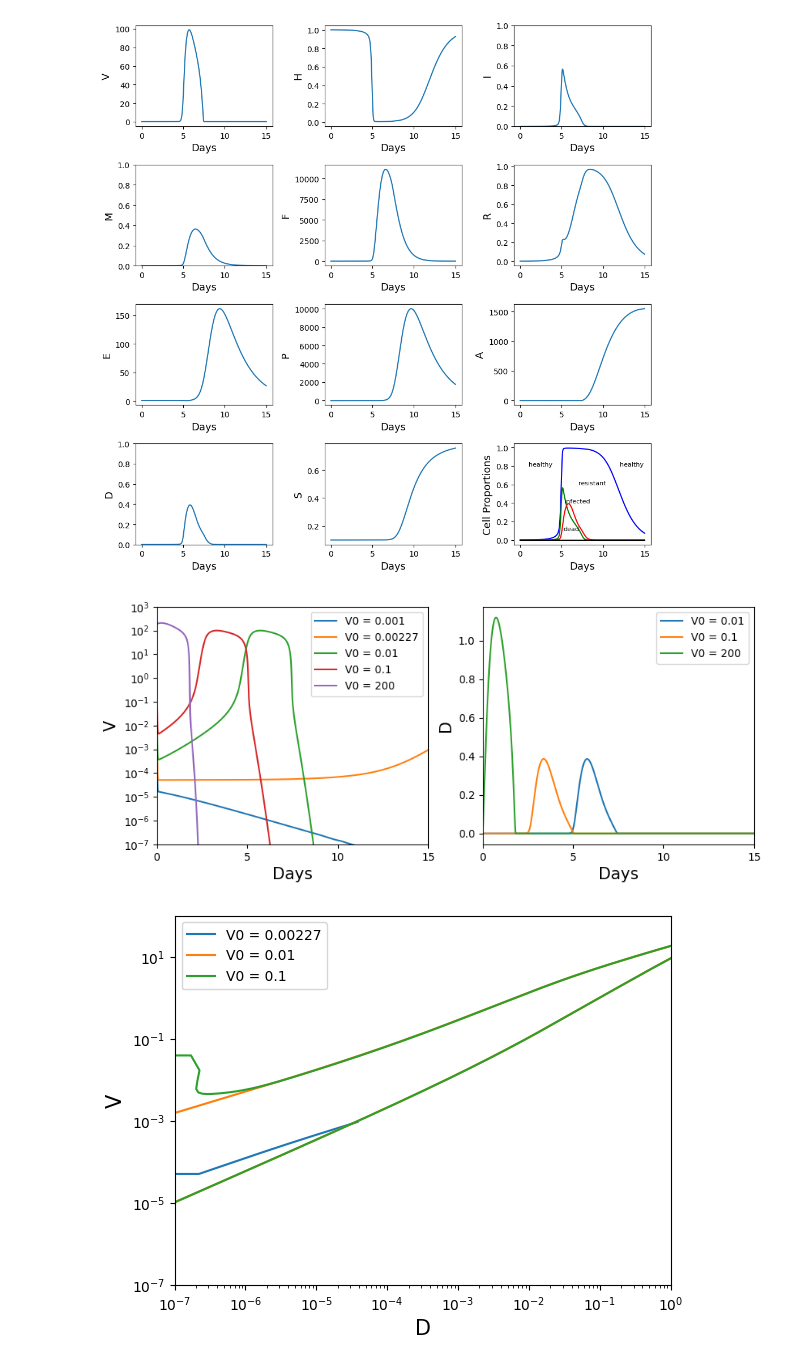
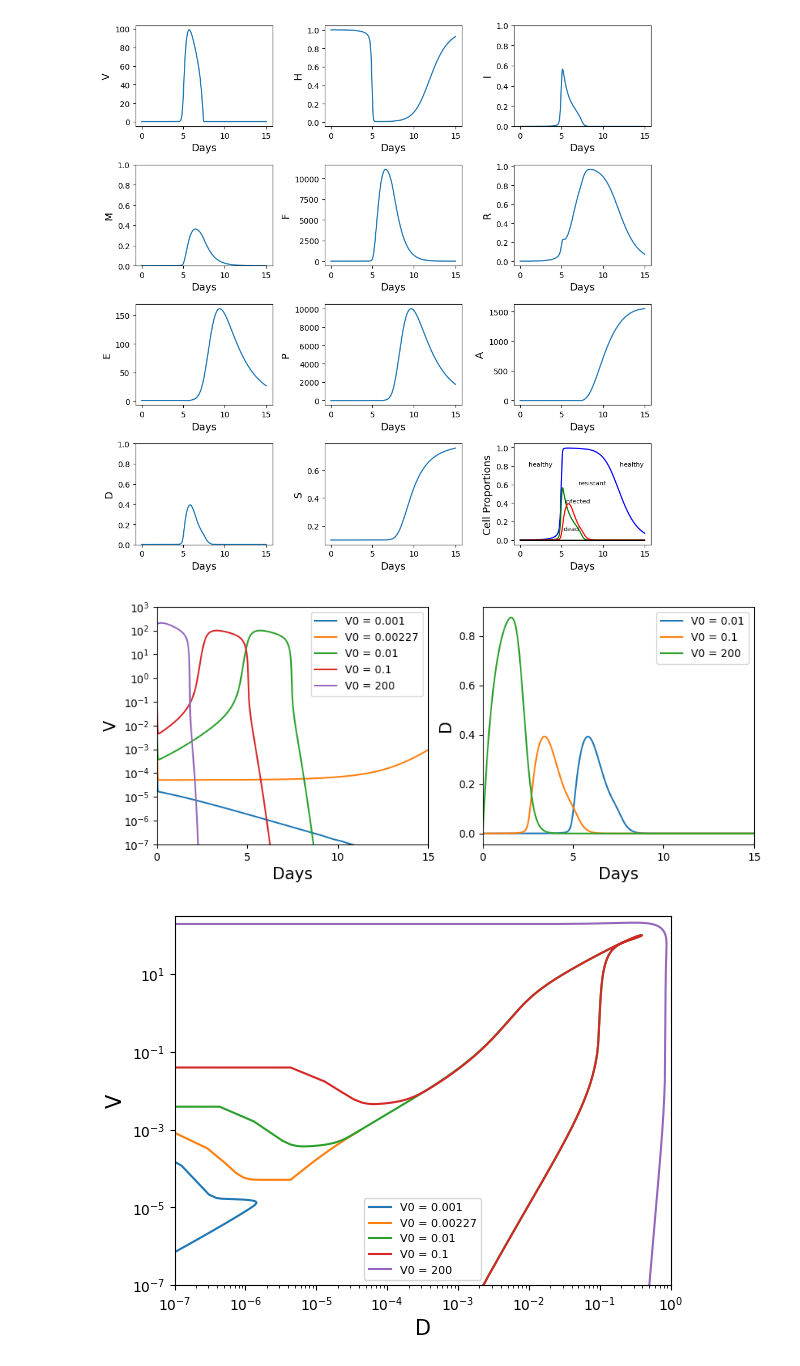
Before and after one commit to mkayeterry/MCDB172, a Jupyter notebook: final/flu.ipynb, the cells around one changed output. Saved outputs shown, nothing was run; the diff lists cells and outputs as text; code cells hidden in the pictures.

Commit message:
working on formatted paper reproduction

```diff
--- a/final/flu.ipynb
+++ b/final/flu.ipynb
@@ -54,7 +45,7 @@ P0 = 1
 A0 = 1
 S0 = 0.1
 # %%
-def deriv_std(state, t):
+def deriv_std(state, t, gammaHV):
     V, H, I, M, F, R, E, P, A, S = state
     D = 1 - H - R - I
 
@@ -76,7 +67,7 @@ t = np.linspace(0, 15, 1000)
 
 state0 = [V0, H0, I0, M0, F0, R0, E0, P0, A0, S0]
 
-state = odeint(deriv_std, state0, t)
+state = odeint(deriv_std, state0, t, args=(gammaHV,))
 
 V, H, I, M, F, R, E, P, A, S = state.T
 
@@ -160,7 +151,7 @@ D_lst = []
 
 for i in range(len(V0_lst)):
     state0 = [V0_lst[i], H0, I0, M0, F0, R0, E0, P0, A0, S0]
-    state = odeint(deriv_std, state0, t)
+    state = odeint(deriv_std, state0, t, args=(gammaHV,))
 
     V = state[:, 0]
     H = state[:, 1]
@@ -168,10 +159,9 @@ for i in range(len(V0_lst)):
     R = state[:, 5]
 
     D = 1 - H - R - I
-    D_V = D * V
 
     V_lst.append(V)
-    D_lst.append(D_V)
+    D_lst.append(D)
 
 fig, axes = plt.subplots(nrows=1, ncols=2, figsize=(10,4))
 
@@ -180,54 +170,39 @@ for i in range(len(V0_lst)):
 axes[0].set_xlabel('Days', fontsize=15)
 axes[0].set_ylabel('V', fontsize=15)
 axes[0].set_yscale('log')
 yticks = [10**i for i in range(-7, 4)]
 axes[0].set_ylim([yticks[0], yticks[-1]])
 axes[0].set_yticks(yticks)
 xticks = np.arange(0, 16, 5)
 axes[0].set_xticks(xticks)
 axes[0].set_xlim(0, 15)
 axes[0].legend()
 
 for i in range(2, len(V0_lst)):
-    axes[1].plot(t, D_lst[i]/100, label='V0 = {}'.format(V0_lst[i]))
+    axes[1].plot(t, D_lst[i], label='V0 = {}'.format(V0_lst[i]))
 axes[1].set_xlabel('Days', fontsize=15)
 axes[1].set_ylabel('D', fontsize=15)
 xticks = np.arange(0, 16, 5)
 axes[1].set_xticks(xticks)
 axes[1].set_xlim(0, 15)
 axes[1].legend()
 
 plt.show()
 
 
 # Phase diagram
-V_max = 1.3e10
-D_max = 36
-V1 = V_lst[1]
-V2 = V_lst[2]
-V3 = V_lst[3]
-D1 = D_lst[1]*1000
-D2 = D_lst[2]
-D3 = D_lst[3]
-
-
 fig, ax = plt.subplots()
-ax.plot(D1, V1, label='V0 = 0.00227')
-ax.plot(D2, V2, label='V0 = 0.01')
-ax.plot(D3, V3, label='V0 = 0.1')
-ax.plot([0, D_max], [V_max, V_max], color='black')
+for i in range(len(V0_lst)):
+    ax.plot(D_lst[i], V_lst[i], label='V0 = {}'.format(V0_lst[i]))
 ax.set_xlabel('D', fontsize=15)
 ax.set_ylabel('V', fontsize=15)
+ax.set_xscale('log')
 ax.set_yscale('log')
-# yticks = [10**i for i in range(-7, 3)]
-ax.set_ylim(10**-7, 10**2)
-# ax.set_yticks(yticks)
-ax.set_xscale('log')
-# xticks = [10**i for i in range(-8, 3)]
 ax.set_xlim([10**-7, 10**0])
-# ax.set_xticks(xticks)
-ax.legend()
+ax.set_ylim([10**-7, 10**2.5])
+ax.legend(fontsize=8)
+
 plt.show()
 # %% [output]
-[figure, old version]
+[figure, new version]
-[figure, old version]
+[figure, new version]
```
Also changed, not shown: parts of 6 cells of this notebook, 4 other files.
